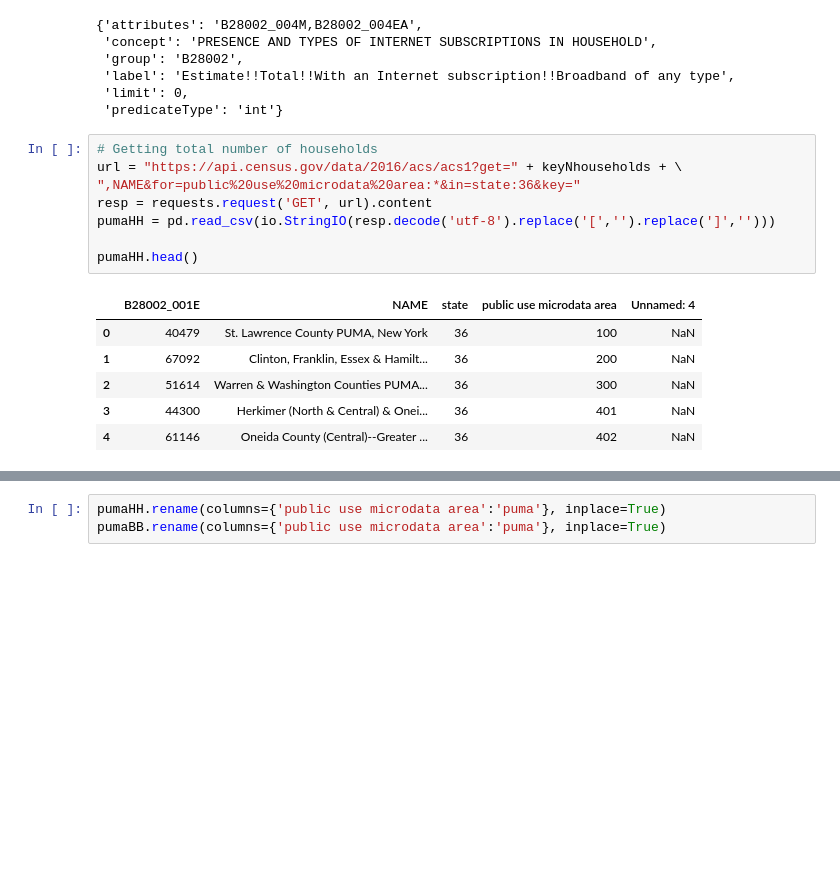
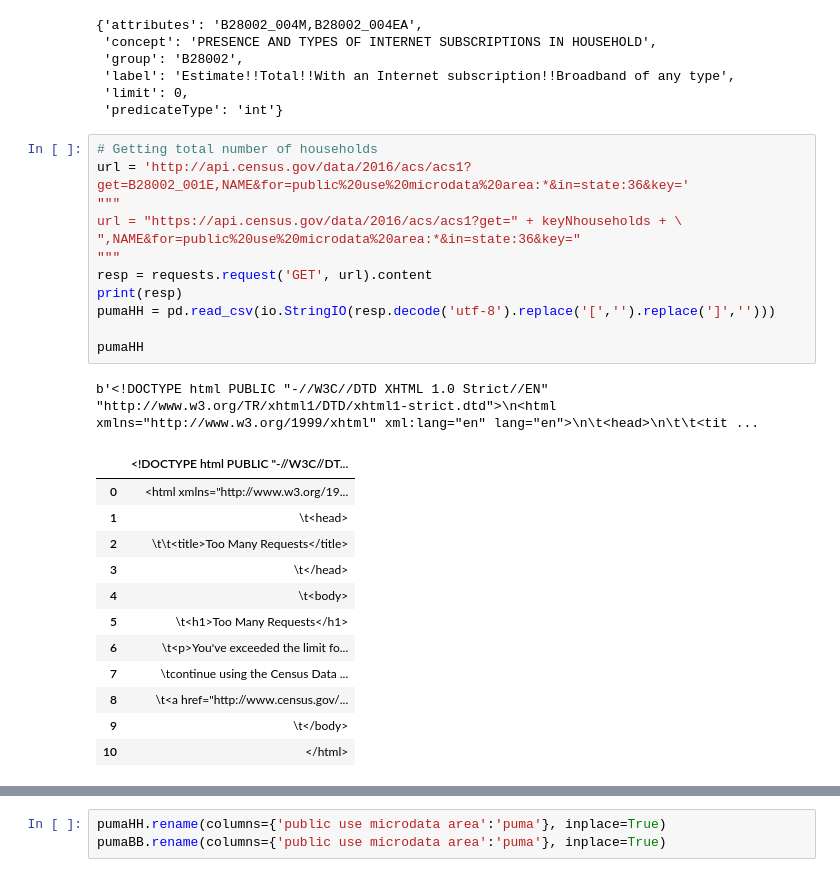
Before and after one commit to pranay-anchan/PUI2018_shb395, a Jupyter notebook: HW7_shb395/assignment1.ipynb, the cells around one changed output, grey strips where cells are left out. Cells and saved outputs as stored; diff of their text form; blank space fills up the shorter version.

```diff
--- a/HW7_shb395/assignment1.ipynb
+++ b/HW7_shb395/assignment1.ipynb
@@ -125,19 +129,30 @@ aff1y['variables'][keyNBB]
  'predicateType': 'int'}
 # %%
 # Getting total number of households
+url = 'http://api.census.gov/data/2016/acs/acs1?get=B28002_001E,NAME&for=public%20use%20microdata%20area:*&in=state:36&key='
+"""
 url = "https://api.census.gov/data/2016/acs/acs1?get=" + keyNhouseholds + \
 ",NAME&for=public%20use%20microdata%20area:*&in=state:36&key="
+"""
 resp = requests.request('GET', url).content
+print(resp)
 pumaHH = pd.read_csv(io.StringIO(resp.decode('utf-8').replace('[','').replace(']','')))
 
-pumaHH.head()
+pumaHH
 # %% [output]
+b'<!DOCTYPE html PUBLIC "-//W3C//DTD XHTML 1.0 Strict//EN" "http://www.w3.org/TR/xhtml1/DTD/xhtml1-strict.dtd">\n<html xmlns="http://www.w3.org/1999/xhtml" xml:lang="en" lang="en">\n\t<head>\n\t\t<tit ...
-|  | B28002_001E | NAME | state | public use microdata area | Unnamed: 4 |
-| 0 | 40479 | St. Lawrence County PUMA, New York | 36 | 100 | NaN |
-| 1 | 67092 | Clinton, Franklin, Essex & Hamilt... | 36 | 200 | NaN |
-| 2 | 51614 | Warren & Washington Counties PUMA... | 36 | 300 | NaN |
-| 3 | 44300 | Herkimer (North & Central) & Onei... | 36 | 401 | NaN |
-| 4 | 61146 | Oneida County (Central)--Greater ... | 36 | 402 | NaN |
+|  | <!DOCTYPE html PUBLIC "-//W3C//DT... |
+| 0 | <html xmlns="http://www.w3.org/19... |
+| 1 | \t<head> |
+| 2 | \t\t<title>Too Many Requests</title> |
+| 3 | \t</head> |
+| 4 | \t<body> |
+| 5 | \t<h1>Too Many Requests</h1> |
+| 6 | \t<p>You've exceeded the limit fo... |
+| 7 | \tcontinue using the Census Data ... |
+| 8 | \t<a href="http://www.census.gov/... |
+| 9 | \t</body> |
+| 10 | </html> |
 # %%
 # Getting number of households with broadband access
 url = "https://api.census.gov/data/2016/acs/acs1?get=" + keyNBB + \
```
Also changed, not shown: parts of 34 cells of this notebook, 9 other files.
